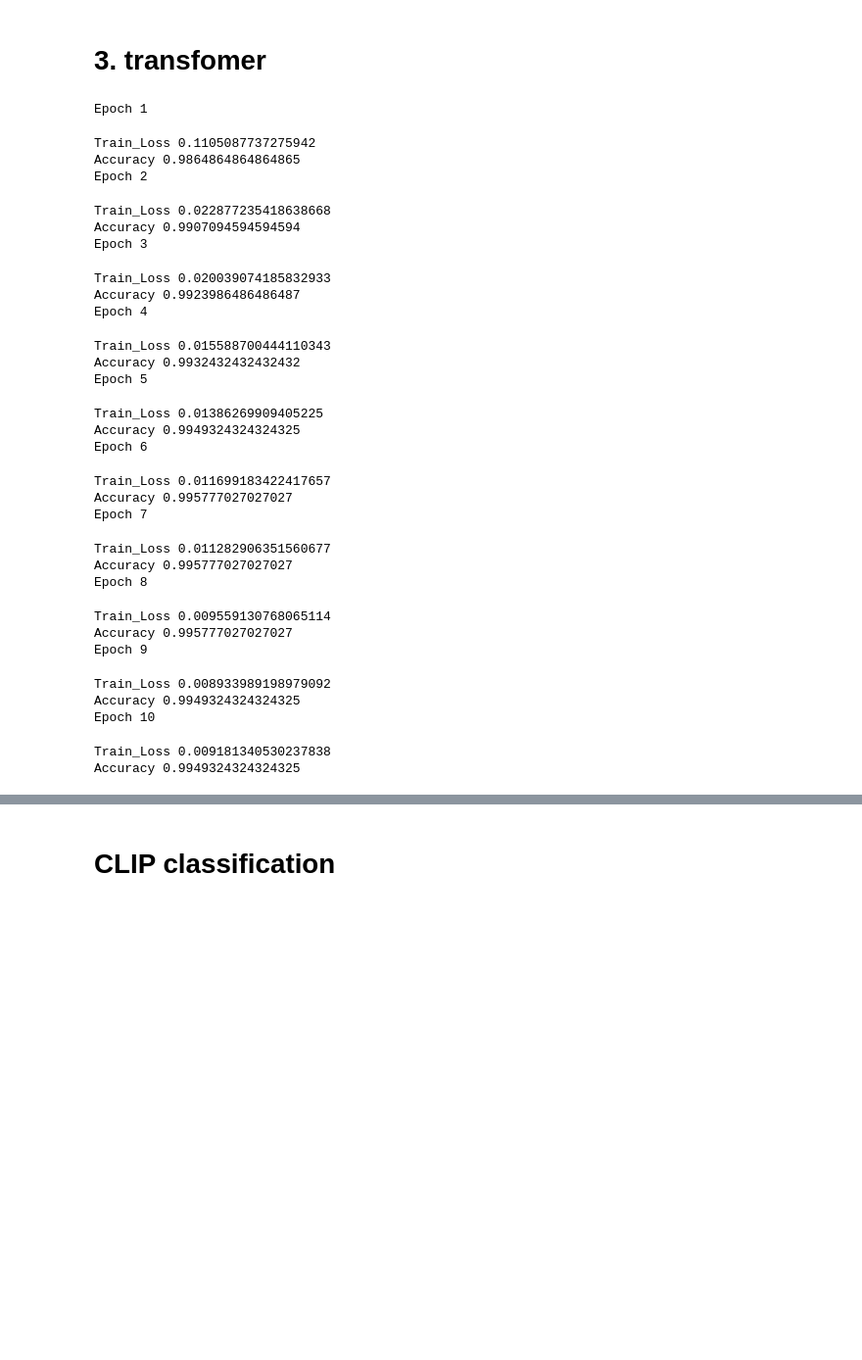
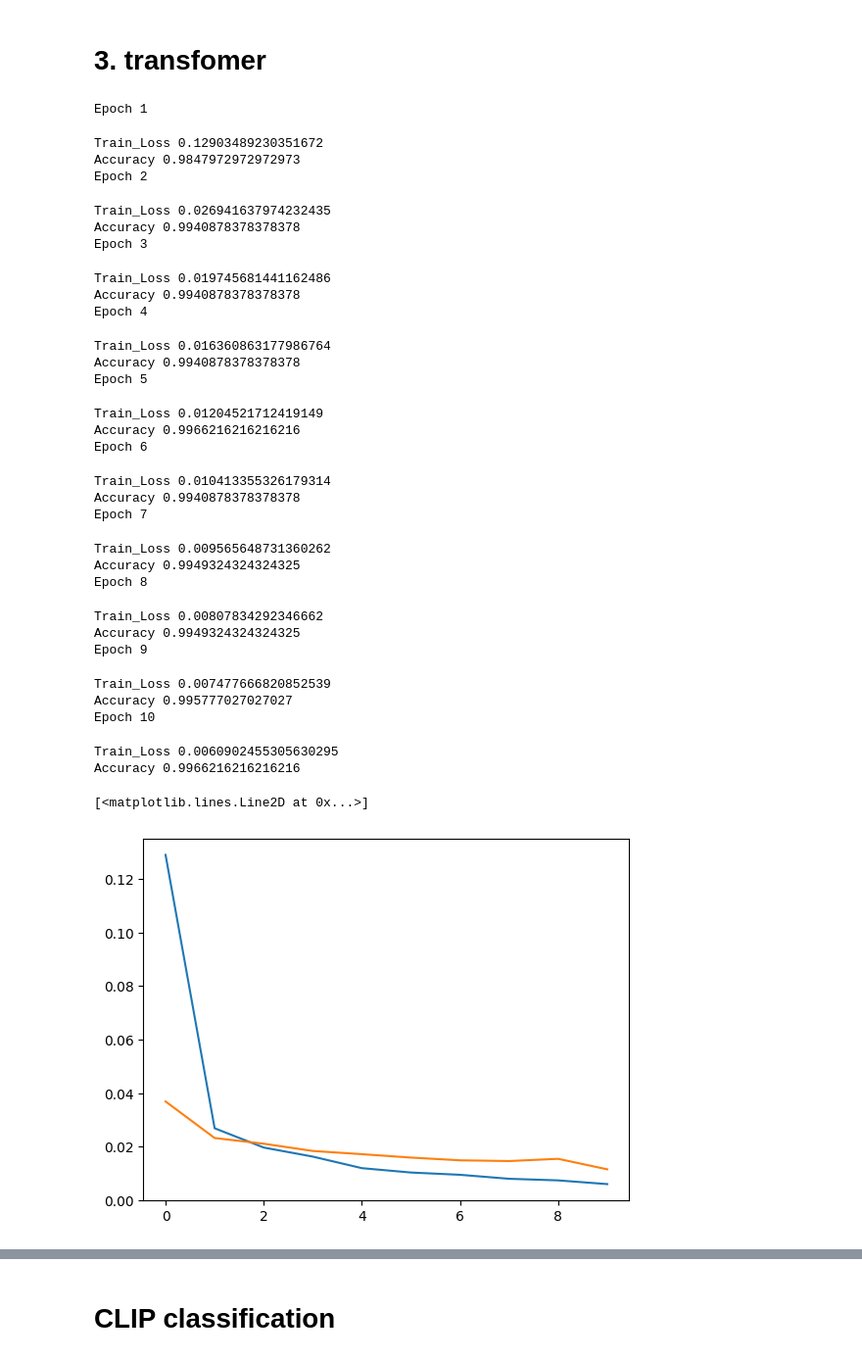
Before and after one commit to uichan8/Neural_Networks_final_project, a Jupyter notebook: main.ipynb, the cells around one changed output, grey strips where cells are left out. Shown at 98% size. Drawn from its saved outputs; the diff is of its cells as text; code cells hidden in the pictures; blank space fills up the shorter version.

```diff
--- a/main.ipynb
+++ b/main.ipynb
@@ -102,0 +137,18 @@ Accuracy 0.5405405405405406
+# %%
+# foward test2
+model = resnet18().to(DEVICE)
+model.load_state_dict(torch.load('resnet.pth'))
+model.eval()
+val_total = 0
+correct = 0
+total = 0
+with torch.no_grad():
+    for i, (data, target) in enumerate(test2_loader):
+        data, target = data.to(DEVICE), target.to(DEVICE)
+        output = model(data)
+        _, predicted = torch.max(output, 1)
+        total += target.size(0)
+        correct += (predicted == target).sum().item()
+        loss = criterion(output, target)
+        val_total += loss.item()
+print(f'Accuracy {correct/total}')
@@ -110,6 +164,9 @@ criterion = nn.CrossEntropyLoss()
 optimizer = torch.optim.Adam(model.parameters(), lr=0.001)
 EPOCH = 10
 
+total_train_loss = []
+total_test_loss = []
+total_acc = []
 for epoch in range(EPOCH):
     print(f'Epoch {epoch+1}')
     model.train()
@@ -123,11 +180,13 @@ for epoch in range(EPOCH):
         optimizer.step()
         train_total += loss.item()
     print(f'Train_Loss {train_total/(i+1)}')
+    total_train_loss.append(train_total/(i+1))
 
     model.eval()
     max_acc = 0
     correct = 0
     total = 0
+    val_total = 0
     with torch.no_grad():
         for i, (data, target) in enumerate(test_loader):
             data, target = data.to(DEVICE), target.to(DEVICE)
@@ -135,38 +194,48 @@ for epoch in range(EPOCH):
             _, predicted = torch.max(output, 1)
             total += target.size(0)
             correct += (predicted == target).sum().item()
+            loss = criterion(output, target)
+            val_total += loss.item()
+    total_test_loss.append(val_total/(i+1))
     print(f'Accuracy {correct/total}')
+    total_acc.append(correct/total)
     if correct/total > max_acc:
         max_acc = correct/total
         torch.save(model.state_dict(), 'vit.pth')
 # %% [output]
 Epoch 1
-Train_Loss 0.1105087737275942
-Accuracy 0.9864864864864865
+Train_Loss 0.12903489230351672
+Accuracy 0.9847972972972973
 Epoch 2
-Train_Loss 0.022877235418638668
-Accuracy 0.9907094594594594
+Train_Loss 0.026941637974232435
+Accuracy 0.9940878378378378
 Epoch 3
-Train_Loss 0.020039074185832933
-Accuracy 0.9923986486486487
+Train_Loss 0.019745681441162486
+Accuracy 0.9940878378378378
 Epoch 4
-Train_Loss 0.015588700444110343
-Accuracy 0.9932432432432432
+Train_Loss 0.016360863177986764
+Accuracy 0.9940878378378378
 Epoch 5
-Train_Loss 0.01386269909405225
-Accuracy 0.9949324324324325
+Train_Loss 0.01204521712419149
+Accuracy 0.9966216216216216
 Epoch 6
-Train_Loss 0.011699183422417657
-Accuracy 0.995777027027027
+Train_Loss 0.010413355326179314
+Accuracy 0.9940878378378378
 Epoch 7
-Train_Loss 0.011282906351560677
-Accuracy 0.995777027027027
+Train_Loss 0.009565648731360262
+Accuracy 0.9949324324324325
 Epoch 8
-Train_Loss 0.009559130768065114
-Accuracy 0.995777027027027
+Train_Loss 0.00807834292346662
+Accuracy 0.9949324324324325
 Epoch 9
-Train_Loss 0.008933989198979092
-Accuracy 0.9949324324324325
+Train_Loss 0.007477666820852539
+Accuracy 0.995777027027027
 Epoch 10
-Train_Loss 0.009181340530237838
-Accuracy 0.9949324324324325
+Train_Loss 0.0060902455305630295
+Accuracy 0.9966216216216216
+# %%
+plt.plot(total_train_loss, label='train_loss')
+plt.plot(total_test_loss, label='test_loss')
+# %% [output]
+[<matplotlib.lines.Line2D at 0x...>]
+[figure, added]
```
Also changed, not shown: parts of 9 cells of this notebook, 16 other files.
